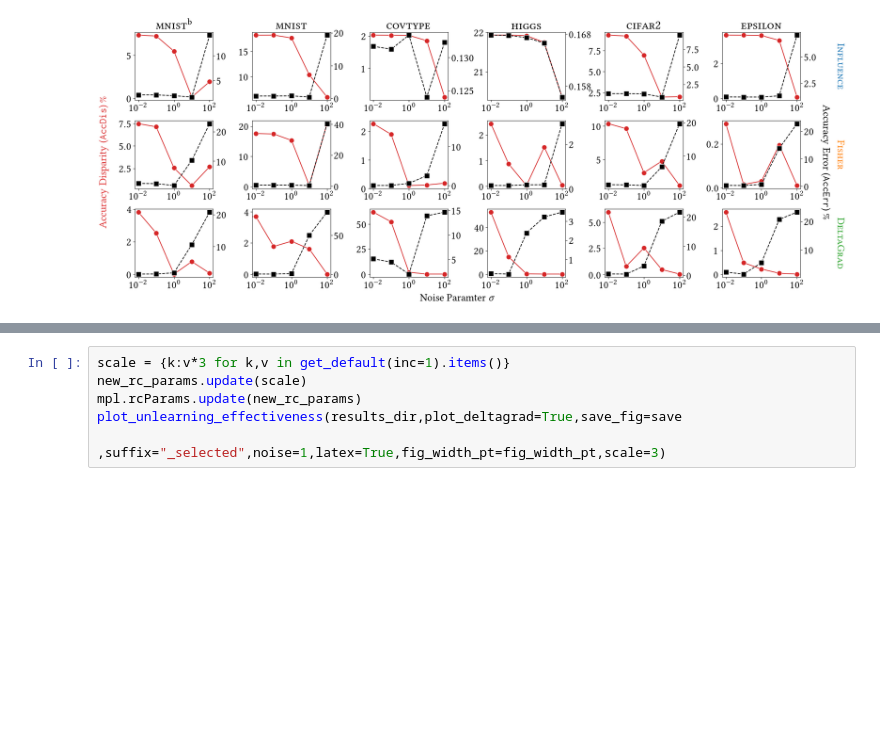
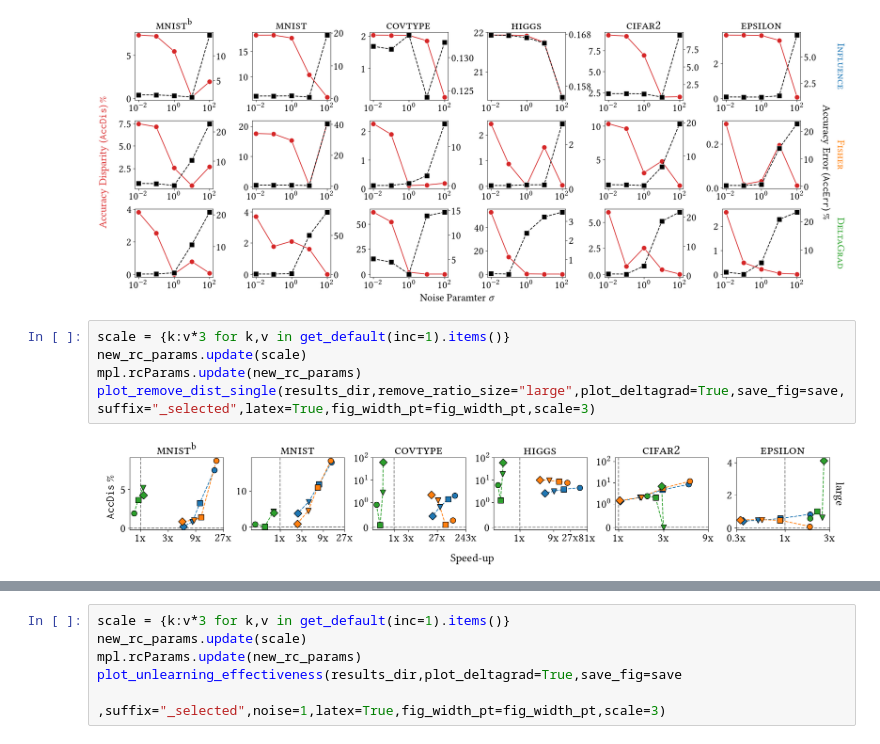
Before and after one commit to testc2/unlearning-experiments, a Jupyter notebook: code/plotting/Final Plots.ipynb, the cells around one changed output, grey strips where cells are left out. Drawn from its saved outputs; the diff is of its cells as text; blank space fills up the shorter version.

```diff
--- a/code/plotting/Final Plots.ipynb
+++ b/code/plotting/Final Plots.ipynb
@@ -110,6 +110,13 @@ mpl.rcParams.update(new_rc_params)
 plot_unlearning(results_dir,plot_deltagrad=True,save_fig=save,latex=True,fig_width_pt=fig_width_pt,scale=3)
 # %% [output]
 [figure]
+# %%
+scale = {k:v*3 for k,v in get_default(inc=1).items()}
+new_rc_params.update(scale)
+mpl.rcParams.update(new_rc_params)
+plot_remove_dist_single(results_dir,remove_ratio_size="large",plot_deltagrad=True,save_fig=save,suffix="_selected",latex=True,fig_width_pt=fig_width_pt,scale=3)
+# %% [output]
+[figure, added]
 # %%
 scale = {k:v*3 for k,v in get_default(inc=1).items()}
 new_rc_params.update(scale)
```
Also changed, not shown: parts of 8 cells of this notebook, 4 other files.
